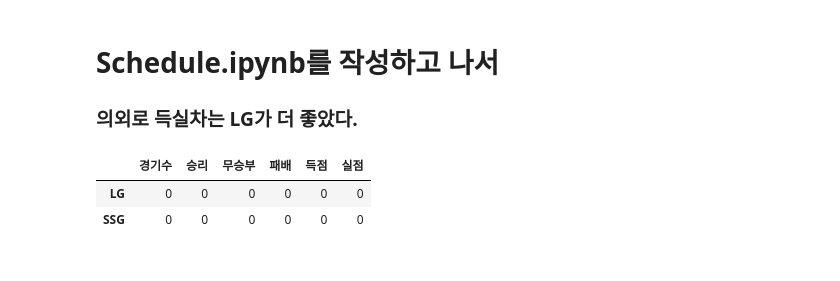
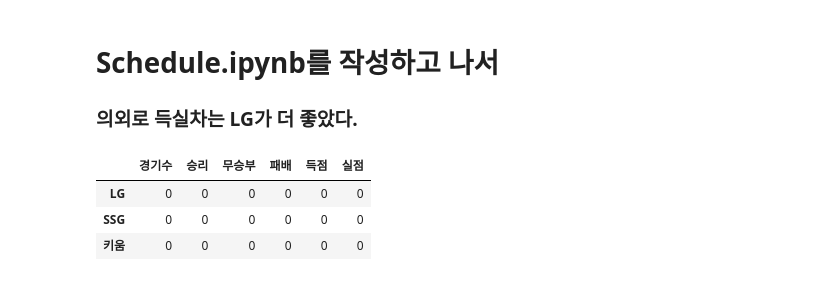
Before and after one commit to JorimJoram/BaseBall_Posting, a Jupyter notebook: Data_Crawling/SSG.ipynb, the cells around one changed output. Drawn from its saved outputs; the diff is of its cells as text; code cells hidden in the pictures.

```diff
--- a/Data_Crawling/SSG.ipynb
+++ b/Data_Crawling/SSG.ipynb
@@ -14,19 +14,21 @@ from IPython.core.display_functions import display
 # Schedule.ipynb를 작성하고 나서
 ### 의외로 득실차는 LG가 더 좋았다.
 # %%
-team_list = ["LG", "SSG"]
-color_list=["#DB1916", "#fff000"]
+team_list = ["LG", "SSG", "키움"]
+color_list=["#DB1916", "#fff000", "#760c0c"]
+check_list = ["순위", "승리","득실차", "게임차"]
 
 init_data = [0,0,0,0,0,0]
 KBO_team = pd.DataFrame(columns=["경기수", "승리", "무승부", "패배", "득점", "실점"], index=team_list)
 for team in team_list:
     KBO_team.loc[team] = init_data
 
 KBO_team
 # %% [output]
 |  | 경기수 | 승리 | 무승부 | 패배 | 득점 | 실점 |
 | LG | 0 | 0 | 0 | 0 | 0 | 0 |
 | SSG | 0 | 0 | 0 | 0 | 0 | 0 |
+| 키움 | 0 | 0 | 0 | 0 | 0 | 0 |
 # %%
 rank_list = os.listdir("./date_rank")
 sorted_rank = natsort.natsorted(rank_list)
```
Also changed, not shown: parts of 13 cells of this notebook.
